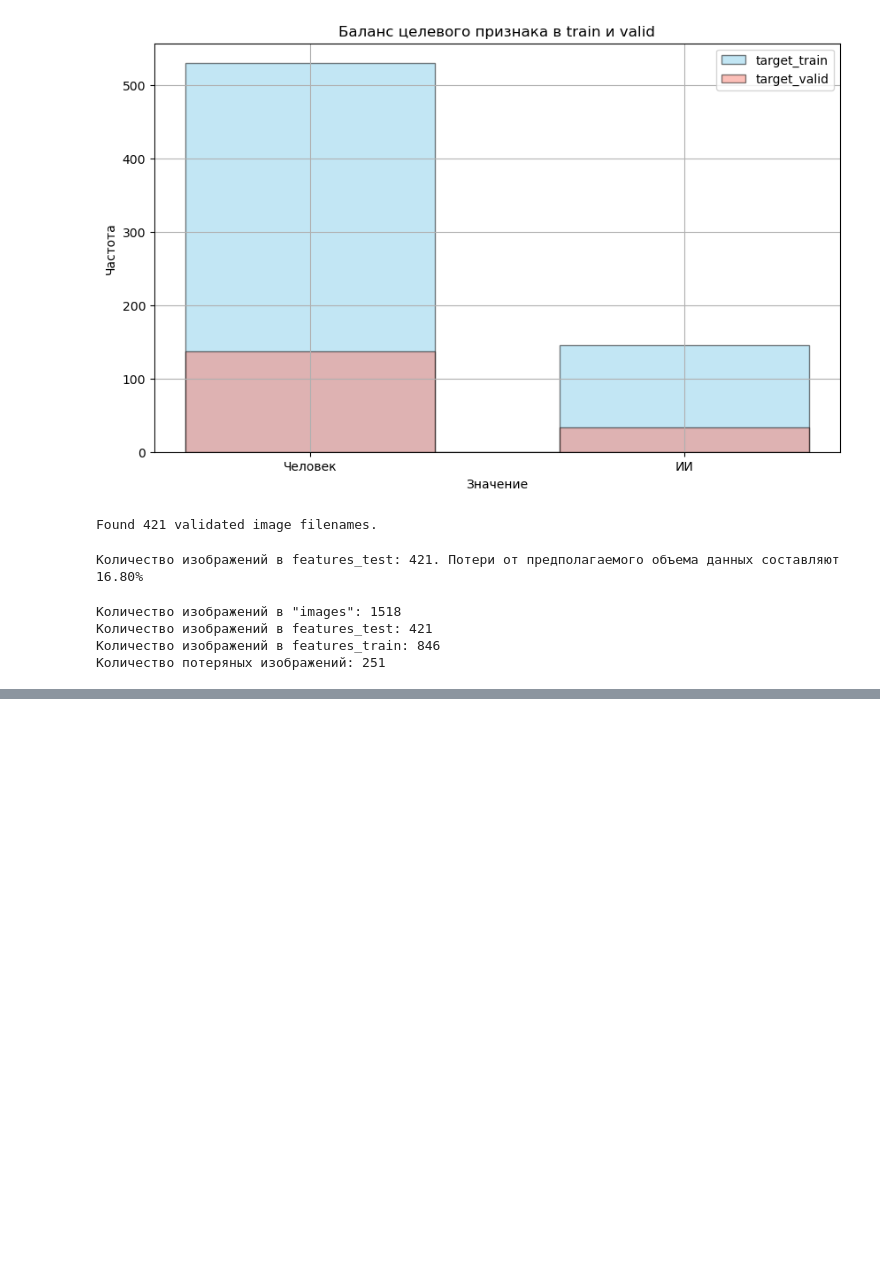
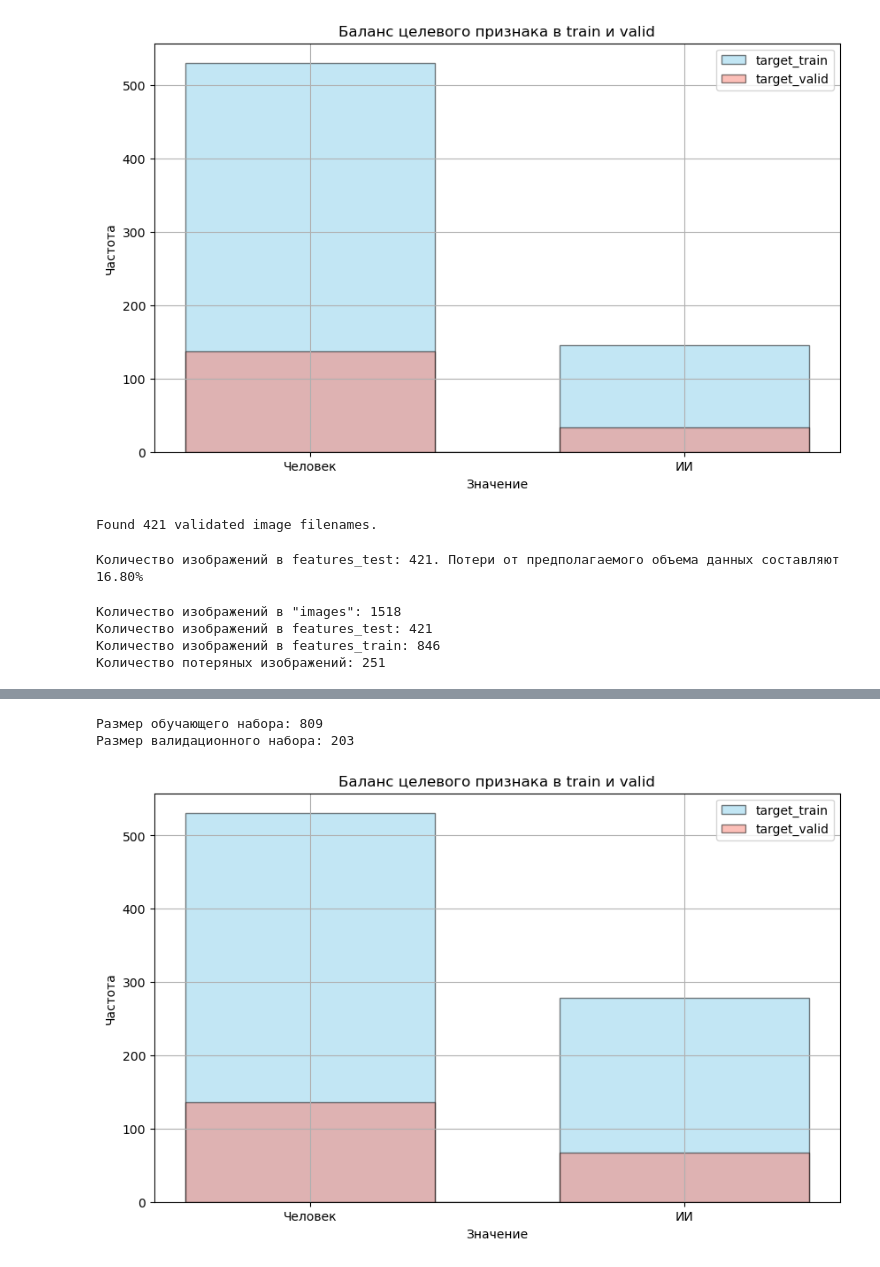
Before and after one commit to KilArtur/AI_generated_images, a Jupyter notebook: AI_or_human.ipynb, the cells around one changed output, grey strips where cells are left out. Cells and saved outputs as stored; diff of their text form; code cells hidden in the pictures; blank space fills up the shorter version.

Commit message:
Корректная загрузка train и test

```diff
--- a/AI_or_human.ipynb
+++ b/AI_or_human.ipynb
@@ -245,0 +289,9 @@ print(f'Количество потеряных изображений: {len(img
+# %%
+# количество фотографий в train без расширения
+files_without_ext = []
+count = 0
+for name in train['id']:
+    if '.' not in name:
+        count += 1
+        files_without_ext.append(name)
+print(f'Количество фотографий в train без расширения: {count}')
@@ -245,0 +300,11 @@ print(f'Количество потеряных изображений: {len(img
+# %%
+# добавление расширения в train на основе img_list из папки 'images'
+for name_without_ext in files_without_ext:
+    for name_with_ext in img_list:
+        if name_without_ext in name_with_ext:
+            ext = name_with_ext.split('.')[1]
+            break
+    train.loc[train['id'] == name_without_ext, 'id'] = name_without_ext + '.' + ext
+
+count = (train['id'].str.count('.') == 0).sum()
+print(f'Количество фотографий в train без расширения: {count}')
@@ -245,0 +355,29 @@ print(f'Количество потеряных изображений: {len(img
+# %%
+# декомпозиция данных
+features_train, features_valid, target_train, target_valid = train_test_split(
+    features_train,
+    target_train,
+    test_size=0.2,
+    random_state=12345
+)
+
+print(f'Размер обучающего набора: {features_train.shape[0]}')
+print(f'Размер валидационного набора: {features_valid.shape[0]}')
+# %% [output]
+Размер обучающего набора: 809
+Размер валидационного набора: 203
+# %%
+# посмотрим на распределение целевой переменной в train и valid
+plt.figure(figsize=(10, 6))
+plt.hist(target_train, bins=[0, 0.4, 0.6, 1], color='skyblue', alpha=0.5, edgecolor='black', label='target_train')
+plt.hist(target_valid, bins=[0, 0.4, 0.6, 1], color='salmon', alpha=0.5, edgecolor='black', label='target_valid')
+
+plt.xlabel('Значение')
+plt.ylabel('Частота')
+plt.title('Баланс целевого признака в train и valid')
+plt.grid(True)
+plt.xticks([0.2, 0.8], ['Человек', 'ИИ'])
+plt.legend()
+plt.show()
+# %% [output]
+[figure, added]
```
Also changed, not shown: parts of 11 cells of this notebook.
